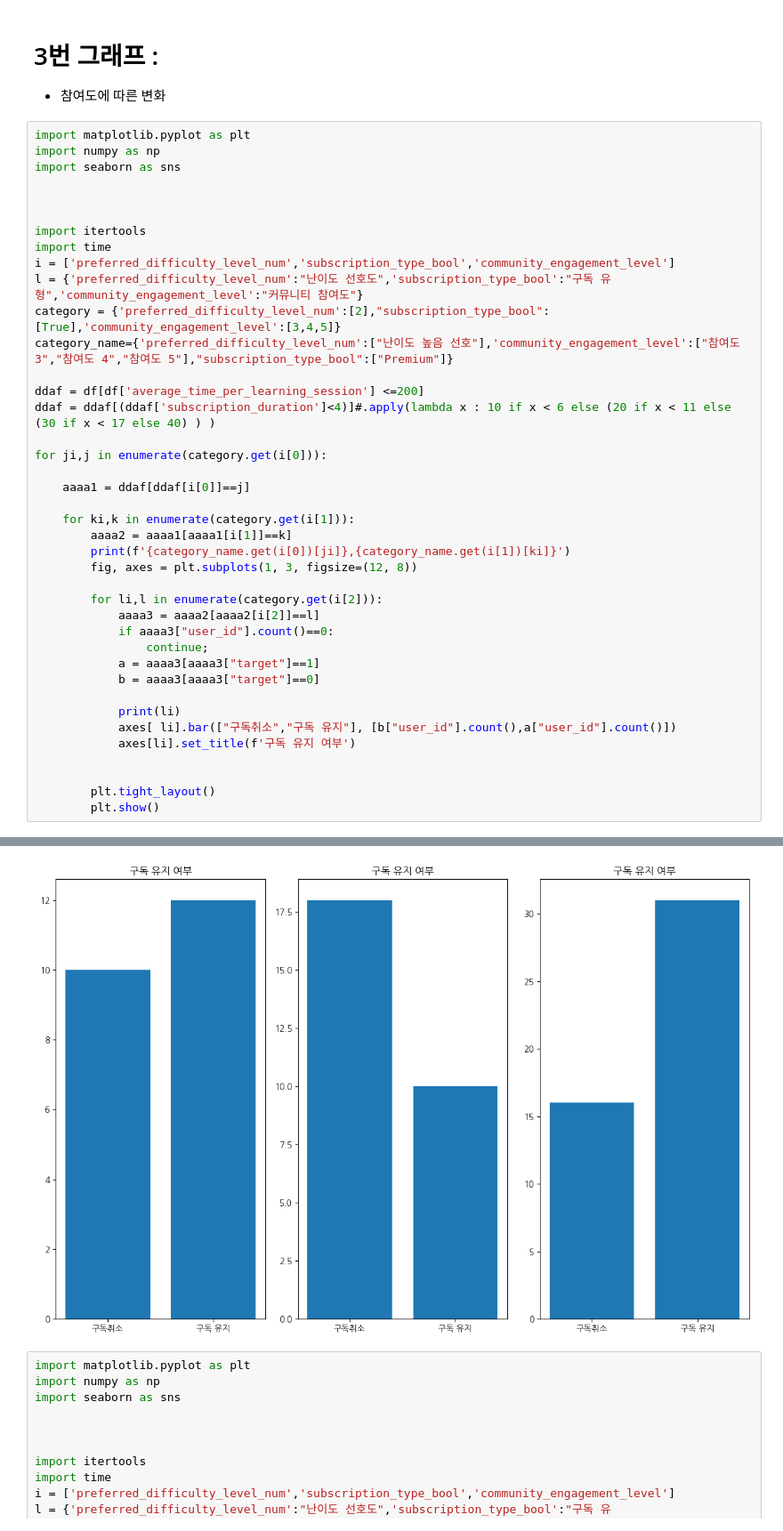
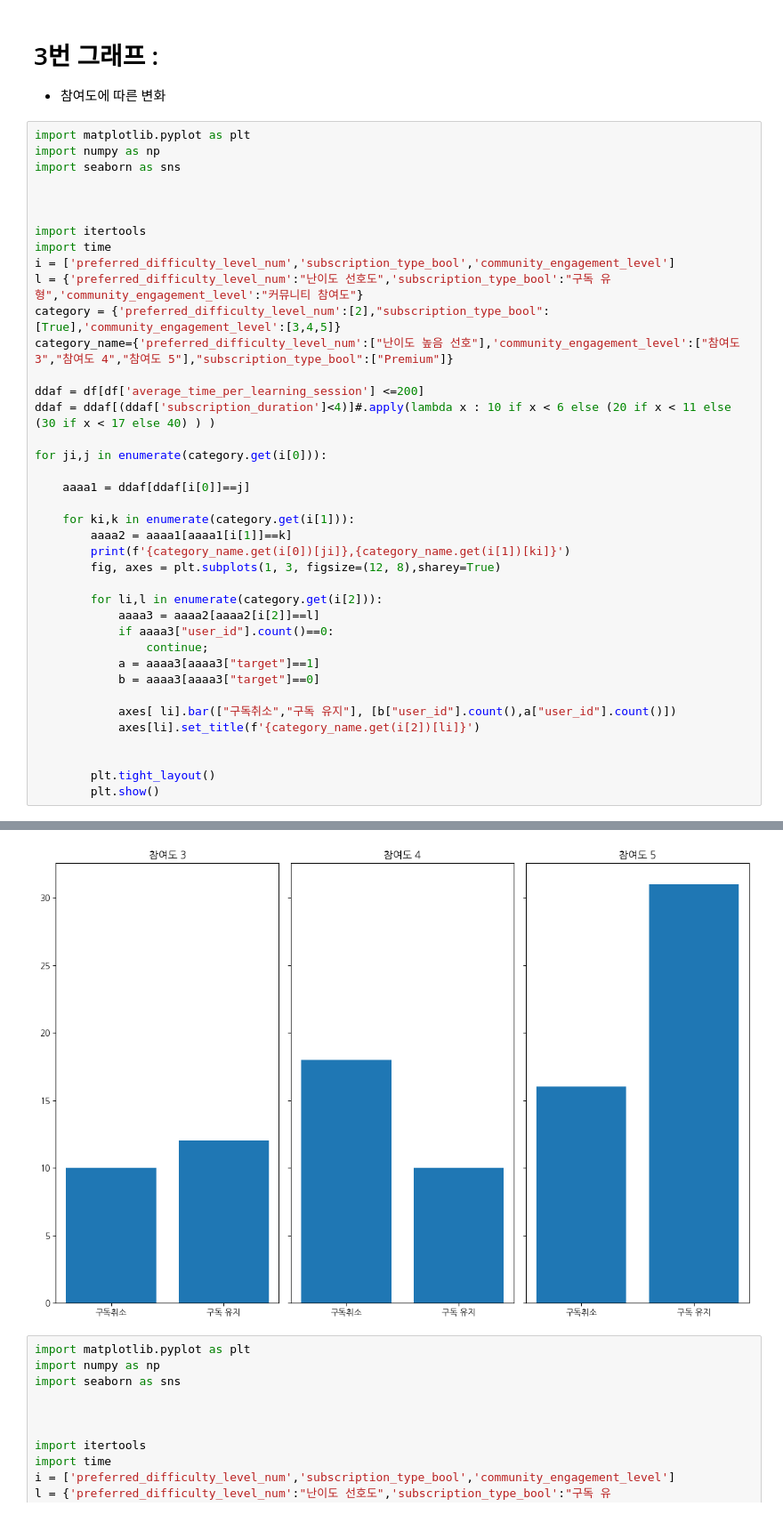
Before and after one commit to min01118/WASSUP4, a Jupyter notebook: 05_Data_Analysis/발표.ipynb, the cells around one changed output, grey strips where cells are left out. Shown at 89% size. Cells and saved outputs as stored; diff of their text form.

```diff
--- a/05_Data_Analysis/발표.ipynb
+++ b/05_Data_Analysis/발표.ipynb
@@ -160,7 +160,7 @@ for ji,j in enumerate(category.get(i[0])):
     for ki,k in enumerate(category.get(i[1])):
         aaaa2 = aaaa1[aaaa1[i[1]]==k]
         print(f'{category_name.get(i[0])[ji]},{category_name.get(i[1])[ki]}')
-        fig, axes = plt.subplots(1, 3, figsize=(12, 8))
+        fig, axes = plt.subplots(1, 3, figsize=(12, 8),sharey=True)
 
         for li,l in enumerate(category.get(i[2])):
             aaaa3 = aaaa2[aaaa2[i[2]]==l]
@@ -169,9 +169,8 @@ for ji,j in enumerate(category.get(i[0])):
             a = aaaa3[aaaa3["target"]==1]
             b = aaaa3[aaaa3["target"]==0]
 
-            print(li)
             axes[ li].bar(["구독취소","구독 유지"], [b["user_id"].count(),a["user_id"].count()])
-            axes[li].set_title(f'구독 유지 여부')
+            axes[li].set_title(f'{category_name.get(i[2])[li]}')
 
 
         plt.tight_layout()
@@ -184,4 +180,4 @@ for ji,j in enumerate(category.get(i[0])):
-[figure, old version]
+[figure, new version]
 # %%
 import matplotlib.pyplot as plt
 import numpy as np
```
Also changed, not shown: parts of 1 cell of this notebook.
